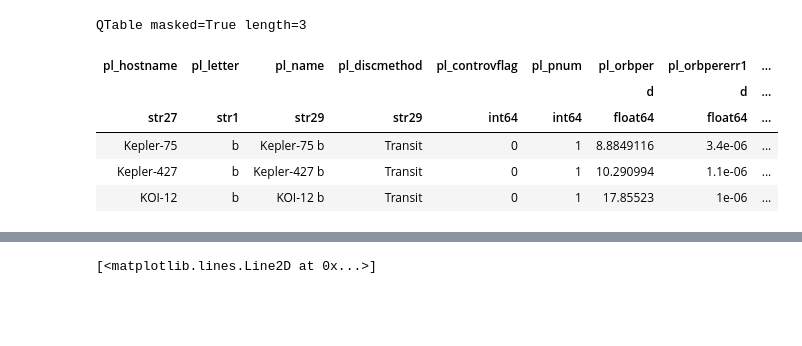
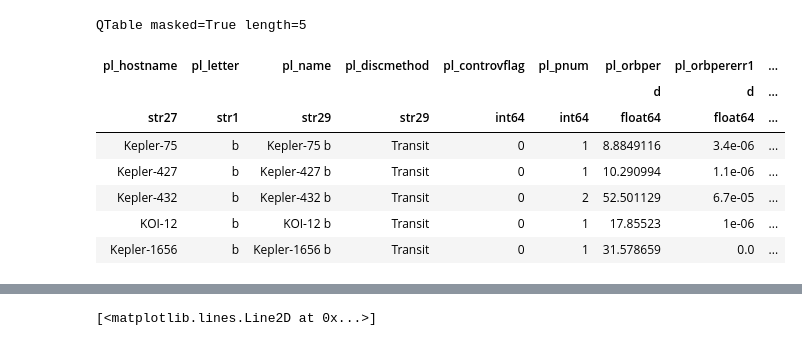
Before and after one commit to ekaterinailin/Orbital_Flare_Declustering, a Jupyter notebook: NB6_search_for_Kepler_data.ipynb, the cells around one changed output, grey strips where cells are left out. Cells and saved outputs as stored; diff of their text form; code cells hidden in the pictures; blank space fills up the shorter version.

```diff
--- a/NB6_search_for_Kepler_data.ipynb
+++ b/NB6_search_for_Kepler_data.ipynb
@@ -22,16 +55,19 @@ import astropy.units as u
 # %%
 eat = NasaExoplanetArchive.get_confirmed_planets_table()
 # %%
+#Look for HJs
 eat[(eat["pl_radj"]>.25 * R_jup) &
     (eat["pl_orbeccen"]>.5) &
-    (eat["pl_orbper"]<20 * u.d) &
+    (eat["pl_orbper"]<60 * u.d) &
     (eat["pl_kepflag"]==1)
    ]
 # %% [output]
-QTable masked=True length=3
+QTable masked=True length=5
 | pl_hostname | pl_letter | pl_name | pl_discmethod | pl_controvflag | pl_pnum | pl_orbper | pl_orbpererr1 | ... |
 |  |  |  |  |  |  | d | d | ... |
 | str27 | str1 | str29 | str29 | int64 | int64 | float64 | float64 | ... |
 | Kepler-75 | b | Kepler-75 b | Transit | 0 | 1 | 8.8849116 | 3.4e-06 | ... |
 | Kepler-427 | b | Kepler-427 b | Transit | 0 | 1 | 10.290994 | 1.1e-06 | ... |
+| Kepler-432 | b | Kepler-432 b | Transit | 0 | 2 | 52.501129 | 6.7e-05 | ... |
 | KOI-12 | b | KOI-12 b | Transit | 0 | 1 | 17.85523 | 1e-06 | ... |
+| Kepler-1656 | b | Kepler-1656 b | Transit | 0 | 1 | 31.578659 | 0.0 | ... |
```
Also changed, not shown: parts of 12 cells of this notebook, 9 other files.
